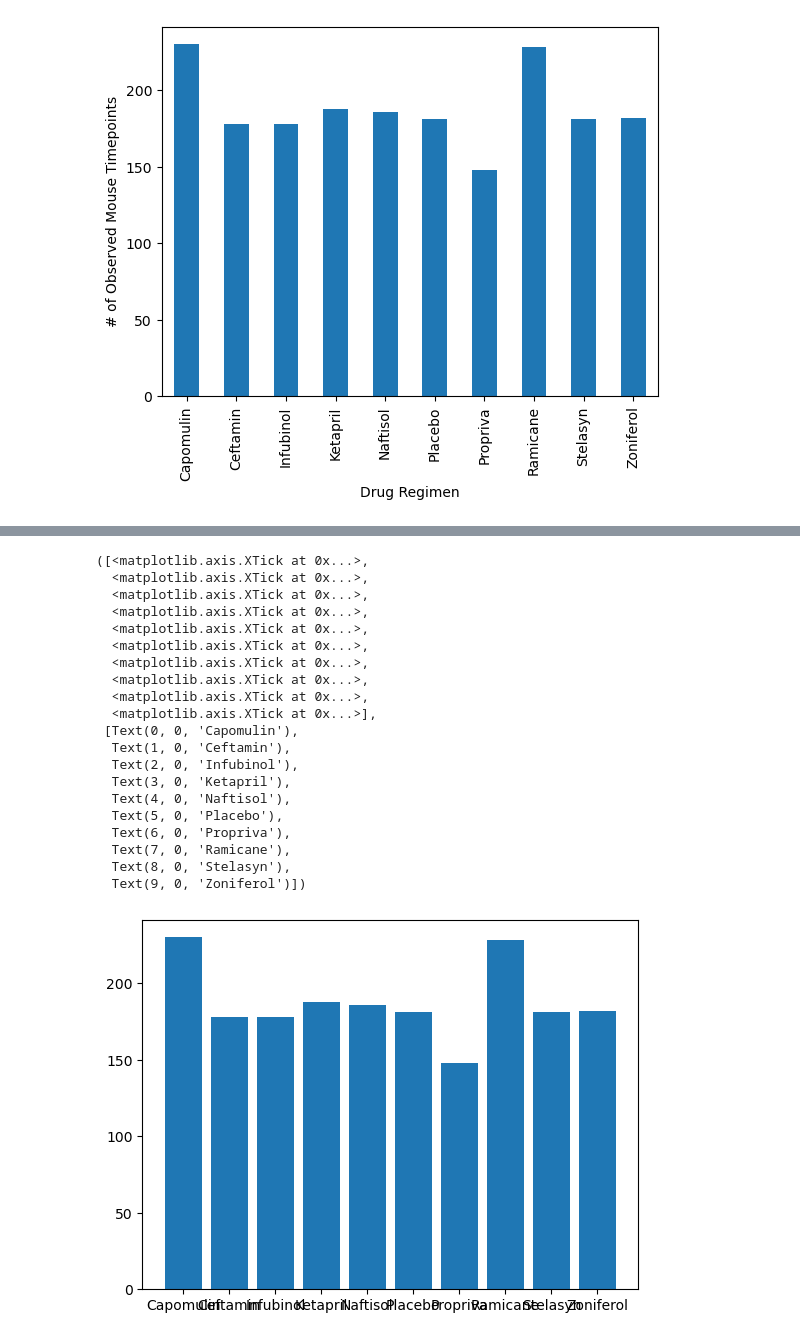
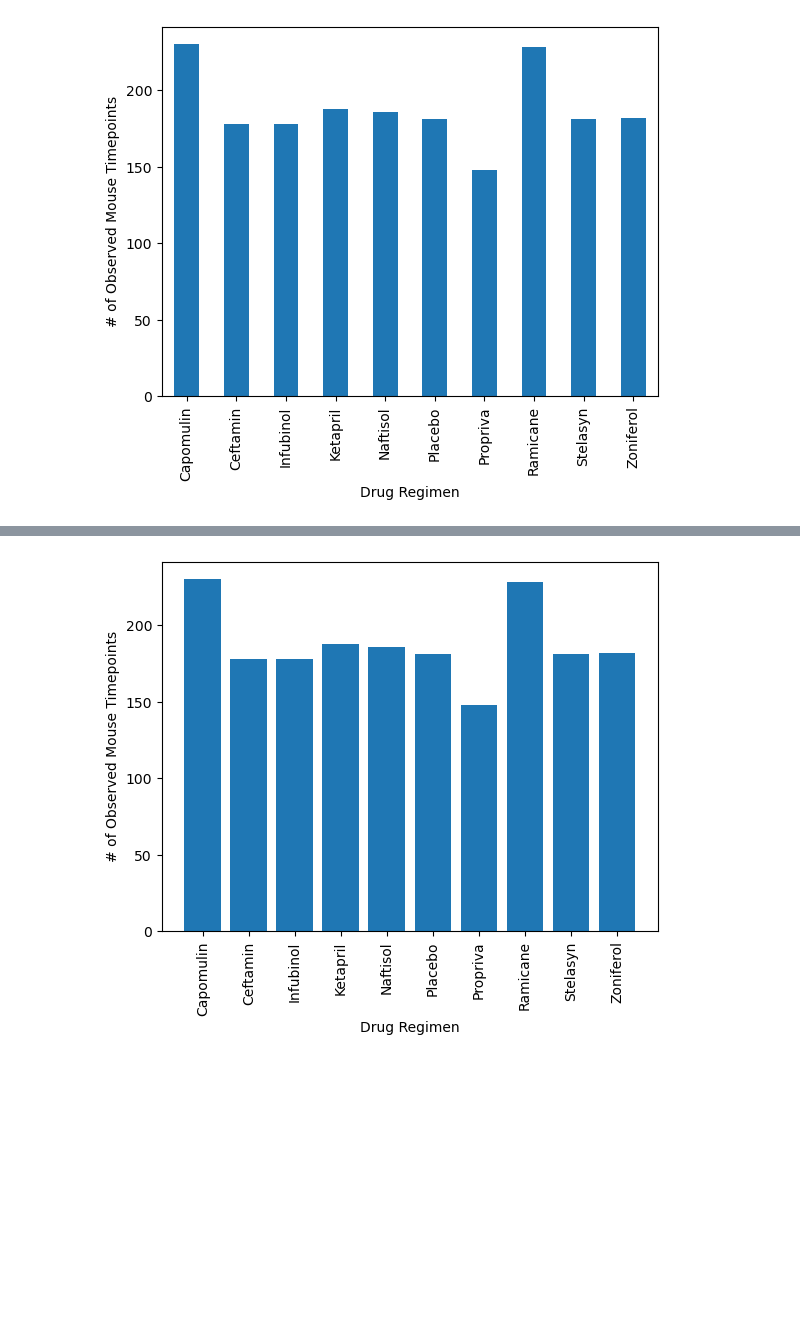
Before and after one commit to yeagernolan19/data_visualization, a Jupyter notebook: Pymaceuticals/pymaceuticals_work.ipynb, the cells around one changed output, grey strips where cells are left out. Cells and saved outputs as stored; diff of their text form; code cells hidden in the pictures; blank space fills up the shorter version.

```diff
--- a/Pymaceuticals/pymaceuticals_work.ipynb
+++ b/Pymaceuticals/pymaceuticals_work.ipynb
@@ -128,26 +114,9 @@ x_axis = np.arange(len(time_points_by_drug_df))
 tick_locations = [value for value in x_axis]
 # %%
 plt.bar(x_axis,time_points_by_drug_df['Timepoint'])
-plt.xticks(tick_locations, time_points_by_drug_df["Drug Regimen"])
+plt.xticks(tick_locations, time_points_by_drug_df["Drug Regimen"], rotation=90)
+plt.ylabel('# of Observed Mouse Timepoints')
+plt.xlabel('Drug Regimen')
+plt.show()
 # %% [output]
-([<matplotlib.axis.XTick at 0x...>,
-  <matplotlib.axis.XTick at 0x...>,
-  <matplotlib.axis.XTick at 0x...>,
-  <matplotlib.axis.XTick at 0x...>,
-  <matplotlib.axis.XTick at 0x...>,
-  <matplotlib.axis.XTick at 0x...>,
-  <matplotlib.axis.XTick at 0x...>,
-  <matplotlib.axis.XTick at 0x...>,
-  <matplotlib.axis.XTick at 0x...>,
-  <matplotlib.axis.XTick at 0x...>],
- [Text(0, 0, 'Capomulin'),
-  Text(1, 0, 'Ceftamin'),
-  Text(2, 0, 'Infubinol'),
-  Text(3, 0, 'Ketapril'),
-  Text(4, 0, 'Naftisol'),
-  Text(5, 0, 'Placebo'),
-  Text(6, 0, 'Propriva'),
-  Text(7, 0, 'Ramicane'),
-  Text(8, 0, 'Stelasyn'),
-  Text(9, 0, 'Zoniferol')])
-[figure, old version]
+[figure, new version]
```
Also changed, not shown: parts of 6 cells of this notebook.
